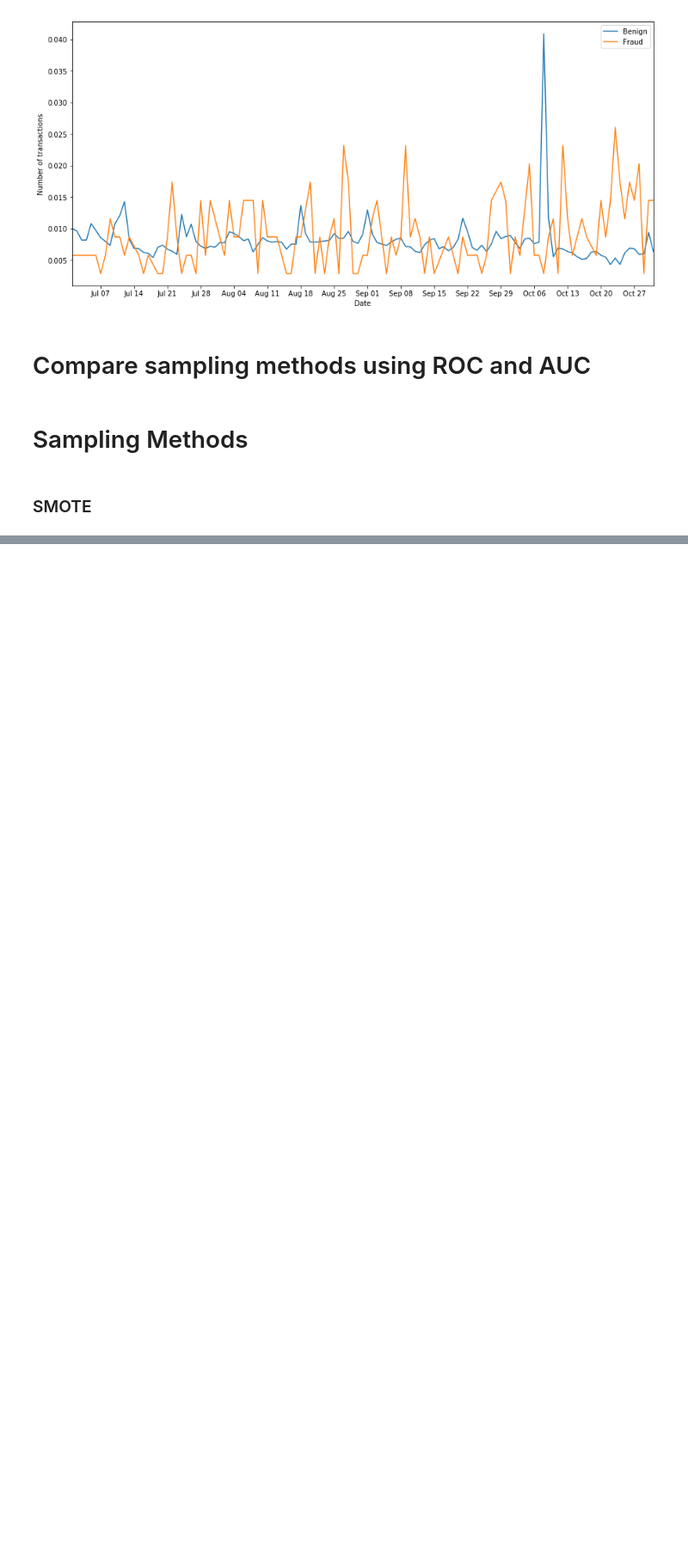
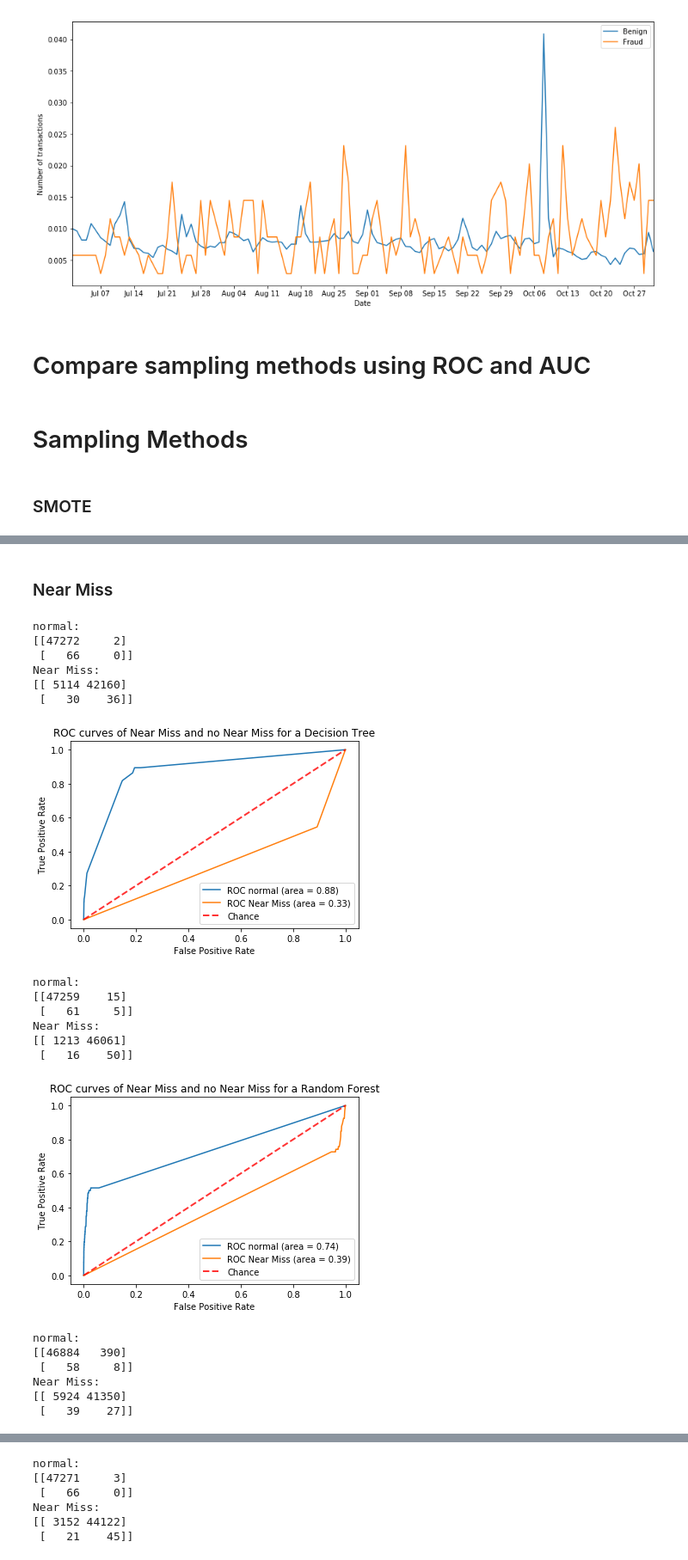
Before and after one commit to R-Graafmans/CDA_CS4035, a Jupyter notebook: Week 1 - Credit Card Fraud/task1_2.ipynb, the cells around one changed output, grey strips where cells are left out. Shown at 86% size. Cells and saved outputs as stored; diff of their text form; code cells hidden in the pictures; blank space fills up the shorter version.

```diff
--- a/Week 1 - Credit Card Fraud/task1_2.ipynb
+++ b/Week 1 - Credit Card Fraud/task1_2.ipynb
@@ -281,0 +301,26 @@ Random Under Sampling:
+# %% [markdown]
+### Near Miss
+# %%
+sm = NearMiss()
+try_sampling(sm, 'Near Miss')
+# %% [output]
+normal:
+[[47272     2]
+ [   66     0]]
+Near Miss:
+[[ 5114 42160]
+ [   30    36]]
+[figure, added]
+normal:
+[[47259    15]
+ [   61     5]]
+Near Miss:
+[[ 1213 46061]
+ [   16    50]]
+[figure, added]
+normal:
+[[46884   390]
+ [   58     8]]
+Near Miss:
+[[ 5924 41350]
+ [   39    27]]
@@ -281,0 +328,6 @@ Random Under Sampling:
+normal:
+[[47271     3]
+ [   66     0]]
+Near Miss:
+[[ 3152 44122]
+ [   21    45]]
```
Also changed, not shown: parts of 12 cells of this notebook, 22 other files.
